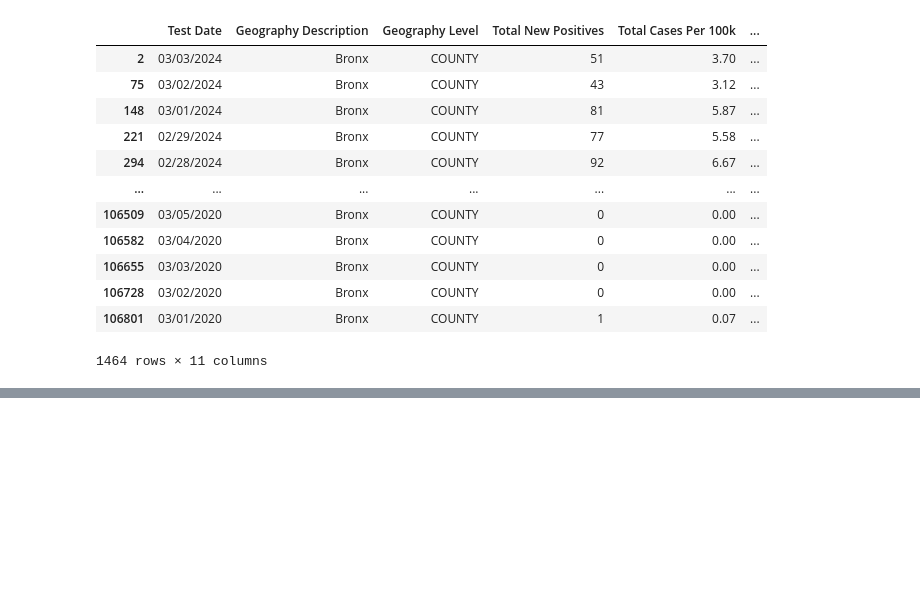
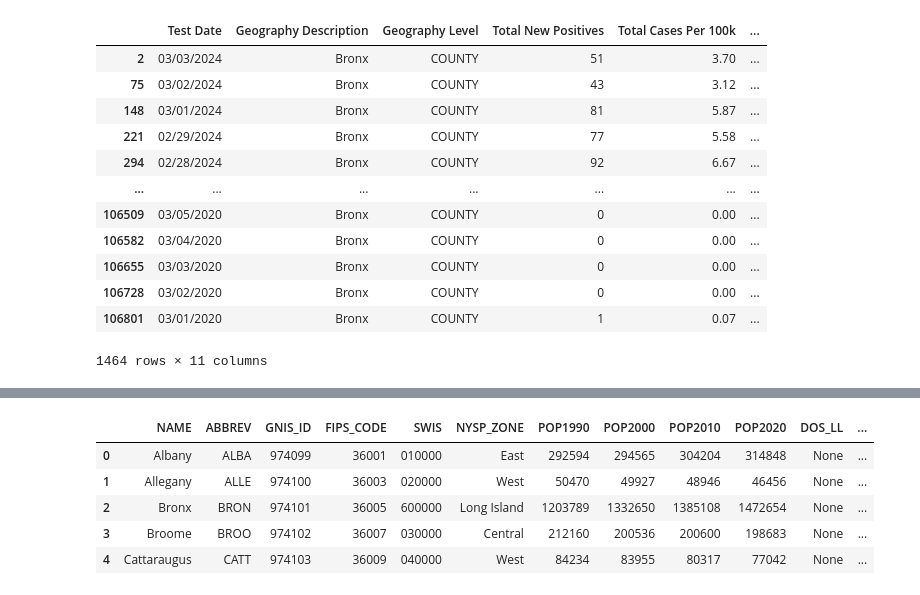
Before and after one commit to Deacon-Code/COVID-19-Model, a Jupyter notebook: Cylical_Model_NewYork.ipynb, the cells around one changed output, grey strips where cells are left out. Saved outputs shown, nothing was run; the diff lists cells and outputs as text; code cells hidden in the pictures; blank space fills up the shorter version.

```diff
--- a/Cylical_Model_NewYork.ipynb
+++ b/Cylical_Model_NewYork.ipynb
@@ -158,0 +184,17 @@ Git hub test
+# %%
+#So I have a couple of models here, These can be test data sets if you will.
+#I can then compare the test results of these models to see how they perform with more general data
+#Anyway, I think it is time to start graphing
+
+import geopandas as gpd
+
+map_df = gpd.read_file("Counties_Shoreline.shp")
+
+map_df.head()
+# %% [output]
+|  | NAME | ABBREV | GNIS_ID | FIPS_CODE | SWIS | NYSP_ZONE | POP1990 | POP2000 | POP2010 | POP2020 | DOS_LL | ... |
+| 0 | Albany | ALBA | 974099 | 36001 | 010000 | East | 292594 | 294565 | 304204 | 314848 | None | ... |
+| 1 | Allegany | ALLE | 974100 | 36003 | 020000 | West | 50470 | 49927 | 48946 | 46456 | None | ... |
+| 2 | Bronx | BRON | 974101 | 36005 | 600000 | Long Island | 1203789 | 1332650 | 1385108 | 1472654 | None | ... |
+| 3 | Broome | BROO | 974102 | 36007 | 030000 | Central | 212160 | 200536 | 200600 | 198683 | None | ... |
+| 4 | Cattaraugus | CATT | 974103 | 36009 | 040000 | West | 84234 | 83955 | 80317 | 77042 | None | ... |
```
Also changed, not shown: parts of 4 cells of this notebook, 57 other files.
